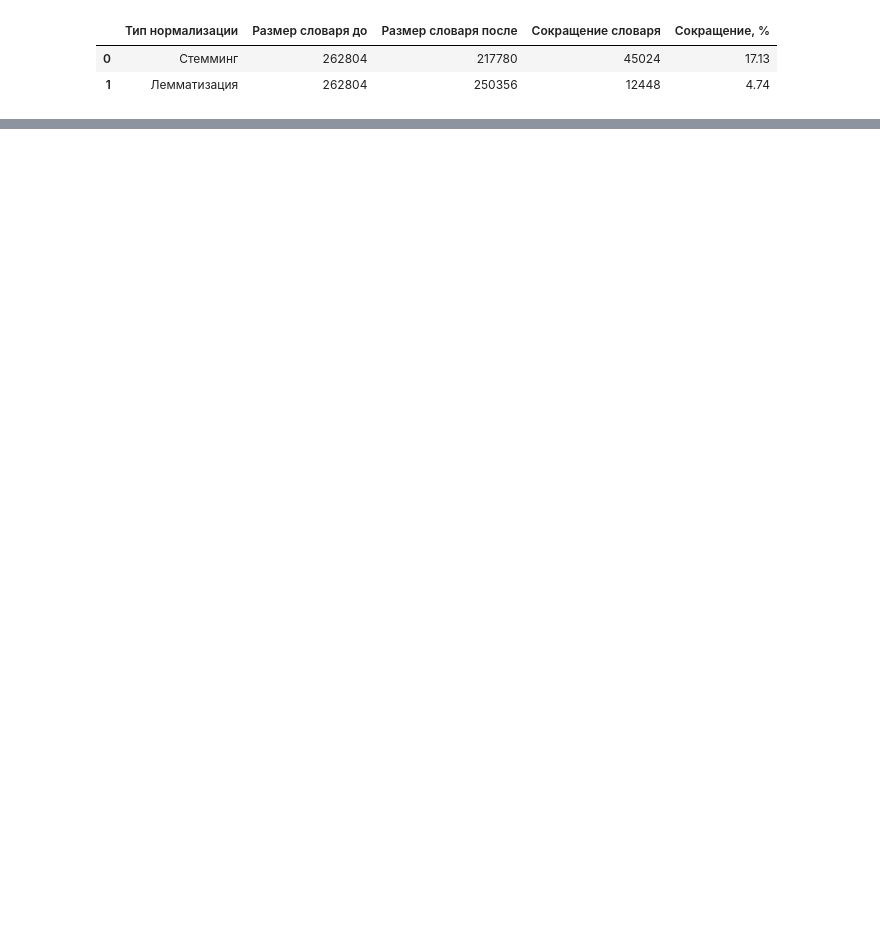
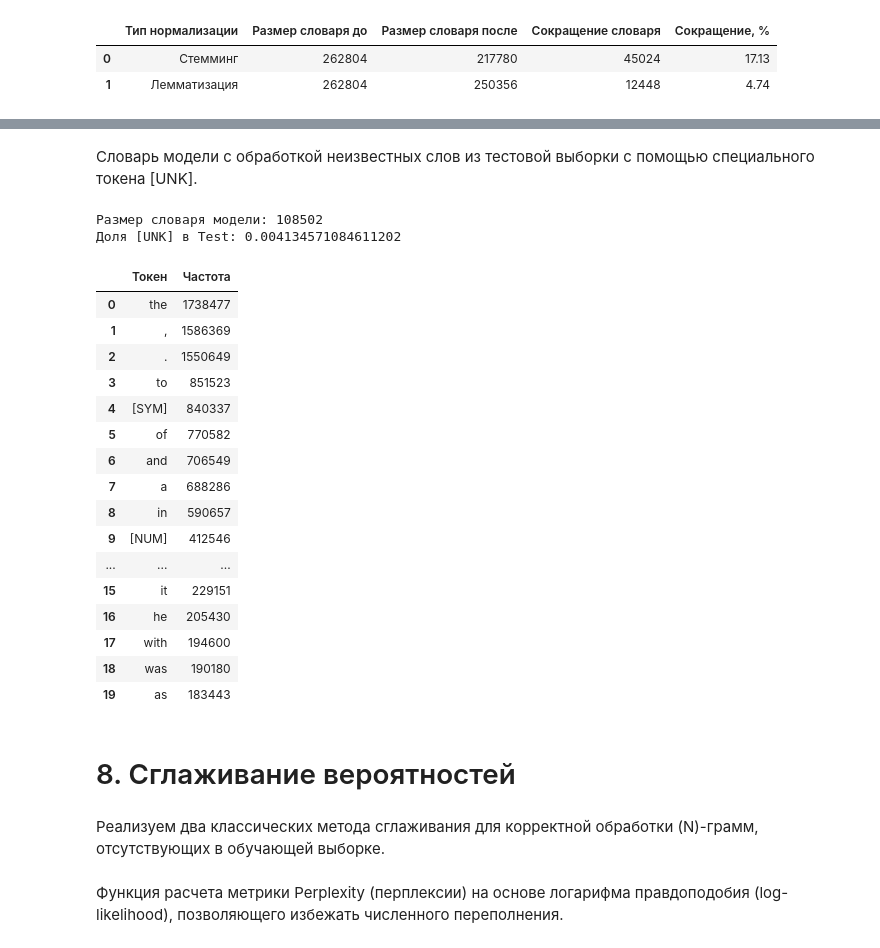
Before and after one commit to EgorChernov5/ITMO_SECS_TEXT_ANALYSIS_2026, a Jupyter notebook: Решения/lab1.ipynb, the cells around one changed output, grey strips where cells are left out. Cells and saved outputs as stored; diff of their text form; code cells hidden in the pictures; blank space fills up the shorter version.

```diff
--- a/Решения/lab1.ipynb
+++ b/Решения/lab1.ipynb
@@ -508,7 +509,3 @@ display(normalization_vocab_sizes_df)
 |  | Тип нормализации | Размер словаря до | Размер словаря после | Сокращение словаря | Сокращение, % |
 | 0 | Стемминг | 262804 | 217780 | 45024 | 17.13 |
 | 1 | Лемматизация | 262804 | 250356 | 12448 | 4.74 |
-# %%
-# Предобработка тестовой выборки
-test_df = test_df.dropna()
-clean_test_df = clean_text_df(test_df)
@@ -514,0 +649,71 @@ clean_test_df = clean_text_df(test_df)
+# %% [markdown]
+Словарь модели с обработкой неизвестных слов из тестовой выборки с помощью специального токена [UNK].
+# %%
+# Формируем словарь и заменяем редкие обучающие токены на [UNK].
+MIN_TOKEN_FREQUENCY = 2
+train_token_counts = Counter(
+    token for text in train_tokenized_texts for token in text
+)
+model_vocabulary = {
+    token
+    for token, frequency in train_token_counts.items()
+    if frequency >= MIN_TOKEN_FREQUENCY
+}
+model_vocabulary.update({"<s>", "</s>", "[UNK]"})
+prediction_vocabulary = model_vocabulary - {"<s>"}
+
+train_model_texts = [
+    [token if token in model_vocabulary else "[UNK]" for token in text]
+    for text in train_tokenized_texts
+]
+test_model_texts = [
+    [token if token in model_vocabulary else "[UNK]" for token in text]
+    for text in test_tokenized_texts
+]
+
+# Подсчитываем биграммы, контексты и переходы Марковской цепи.
+bigram_counts = Counter()
+context_counts = Counter()
+next_token_counts = defaultdict(Counter)
+for text in train_model_texts:
+    for previous_token, token in zip(text, text[1:]):
+        bigram_counts[(previous_token, token)] += 1
+        context_counts[previous_token] += 1
+        next_token_counts[previous_token][token] += 1
+
+# Выводим явный словарь и долю неизвестных токенов в Test.
+model_vocabulary_df = pd.DataFrame(
+    Counter(token for text in train_model_texts for token in text).most_common(),
+    columns=["Токен", "Частота"],
+)
+test_token_count = sum(len(text) for text in test_model_texts)
+test_unknown_count = sum(
+    token == "[UNK]" for text in test_model_texts for token in text
+)
+print("Размер словаря модели:", len(model_vocabulary))
+print("Доля [UNK] в Test:", test_unknown_count / test_token_count)
+display(model_vocabulary_df.head(20))
+# %% [output]
+Размер словаря модели: 108502
+Доля [UNK] в Test: 0.004134571084611202
+|  | Токен | Частота |
+| 0 | the | 1738477 |
+| 1 | , | 1586369 |
+| 2 | . | 1550649 |
+| 3 | to | 851523 |
+| 4 | [SYM] | 840337 |
+| 5 | of | 770582 |
+| 6 | and | 706549 |
+| 7 | a | 688286 |
+| 8 | in | 590657 |
+| 9 | [NUM] | 412546 |
+| ... | ... | ... |
+| 15 | it | 229151 |
+| 16 | he | 205430 |
+| 17 | with | 194600 |
+| 18 | was | 190180 |
+| 19 | as | 183443 |
+# %% [markdown]
+# 8. Сглаживание вероятностей
+# %% [markdown]
+Реализуем два классических метода сглаживания для корректной обработки (N)-грамм, отсутствующих в обучающей выборке.
@@ -514,0 +761,2 @@ clean_test_df = clean_text_df(test_df)
+# %% [markdown]
+Функция расчета метрики Perplexity (перплексии) на основе логарифма правдоподобия (log-likelihood), позволяющего избежать численного переполнения.
```
Also changed, not shown: parts of 21 cells of this notebook.
